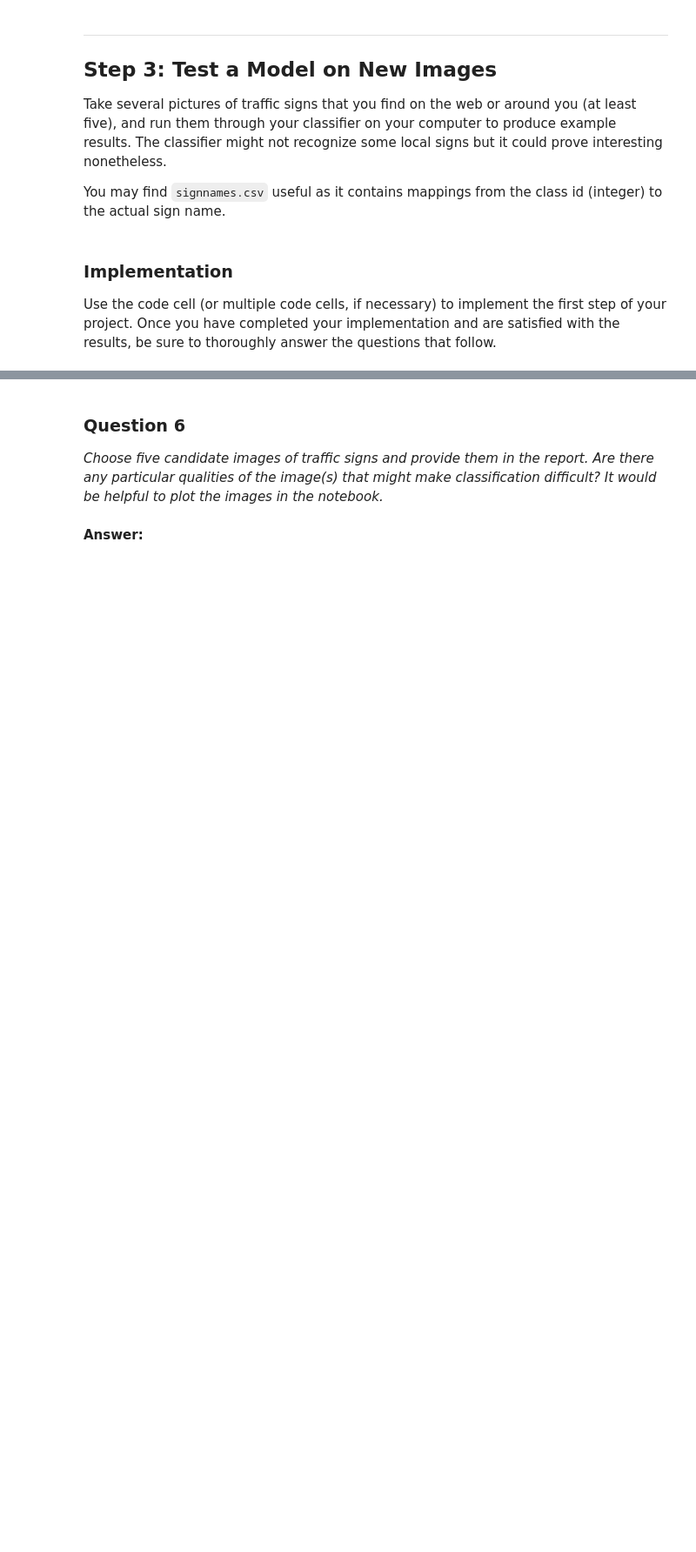
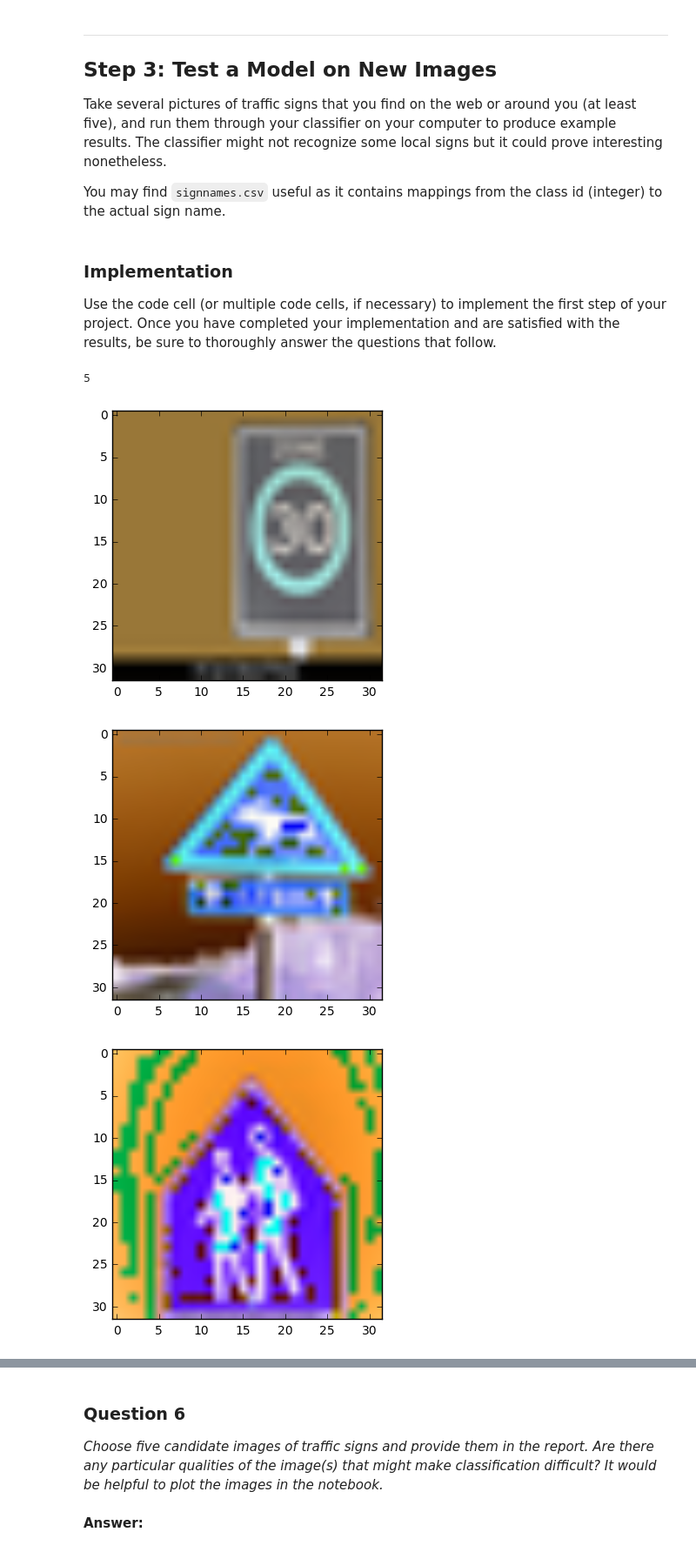
Before and after one commit to neurodrive1/traffic_signs, a Jupyter notebook: Traffic_Signs_Recognition.ipynb, the cells around one changed output, grey strips where cells are left out. Shown at 87% size. Drawn from its saved outputs; the diff is of its cells as text; code cells hidden in the pictures; blank space fills up the shorter version.

```diff
--- a/Traffic_Signs_Recognition.ipynb
+++ b/Traffic_Signs_Recognition.ipynb
@@ -449,0 +446,26 @@ Use the code cell (or multiple code cells, if necessary) to implement the first
+# %%
+### Load the images and plot them here.
+### Feel free to use as many code cells as needed.
+import glob
+from scipy import ndimage
+import PIL
+from PIL import Image
+
+extra_dirname='data/extra/*'
+files = glob.glob(extra_dirname)
+print(len(files))
+
+new_images = np.empty((len(files),32,32,3))
+i=0
+for f in files:
+        a = Image.open(f)
+        a = a.resize((32,32), PIL.Image.ANTIALIAS)
+        new_images[i,:,:,:] = a
+        plt.imshow(new_images[i])
+        i = i + 1
+        plt.show()
+# %% [output]
+5
+[figure, added]
+[figure, added]
+[figure, added]
```
Also changed, not shown: parts of 10 cells of this notebook.
